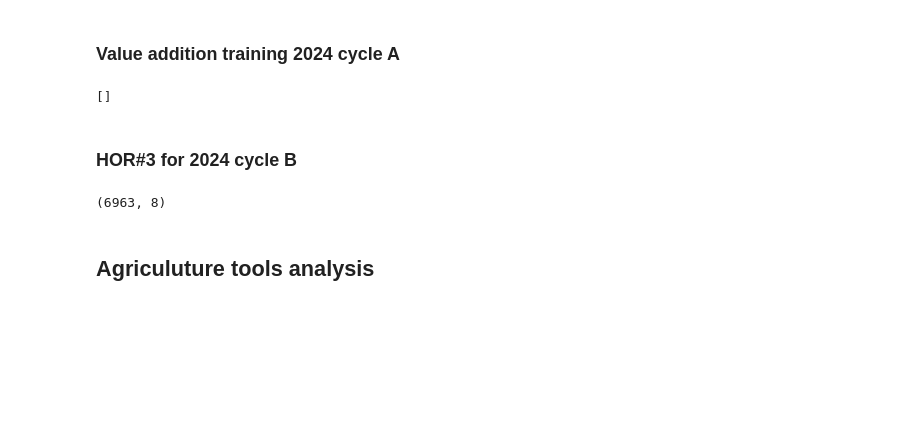
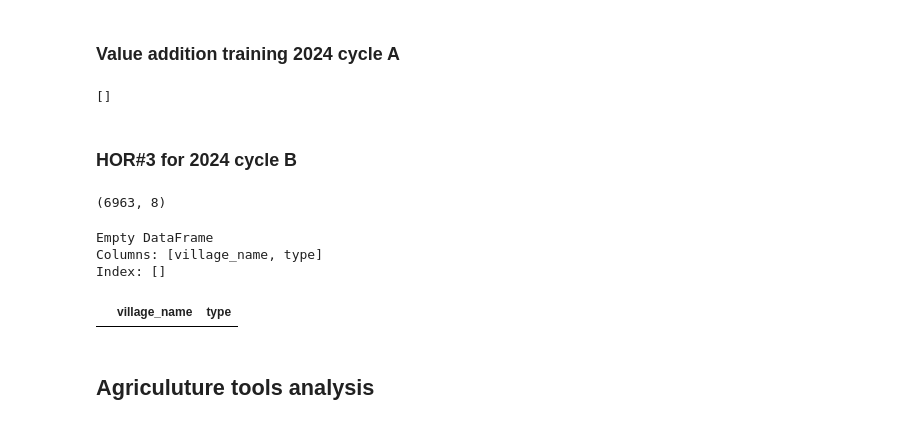
Before and after one commit to edisonmugabi/HWG-Q1-Reporting-2025, a Jupyter notebook: Code used/Q1 reporting HWG-checkpoint.ipynb, the cells around one changed output. Drawn from its saved outputs; the diff is of its cells as text; code cells hidden in the pictures; blank space fills up the shorter version.

```diff
--- a/Code used/Q1 reporting HWG-checkpoint.ipynb
+++ b/Code used/Q1 reporting HWG-checkpoint.ipynb
@@ -191,7 +191,7 @@ data_value_addition_clean_file.to_csv(filepath,index=False)
 # %% [markdown]
 ### HOR#3 for 2024 cycle B
 # %%
-data_hor3=pd.read_csv(r"C:\\Users\\Edison New\\Desktop\\HWG Q1 Reporting 2025\\Raw data sets from the app\\check2 hWG Q1 files\\HOR#3Check#6.csv")
+data_hor3=pd.read_csv(r"C:\\Users\\Edison New\Desktop\\HWG Q1 Reporting 2025\\Raw data sets from the app\\check2 hWG Q1 files\\HOR#3 check#7 cycle B.csv")
 # %%
 census_b=census[census['Cycle']=="B"]
 census_b.shape
@@ -205,9 +205,17 @@ for village in census_b_villages:
     if village not in data_hor3_villages:
         missing_hor3.append(village)
 # %%
-for m in missing_hor3:
-    df=pd.DataFrame(missing_hor3,columns=['village_name'])
-    df['type']="HOR 3"
+df = pd.DataFrame(missing_hor3, columns=['village_name'])
+df['type'] = "HOR 3"
+print(df)
+# %% [output]
+Empty DataFrame
+Columns: [village_name, type]
+Index: []
+# %%
+df
+# %% [output]
+|  | village_name | type |
 # %%
 summary_census_b=census_b.groupby(['district','village','Cluster','Cycle','cohort'])['household_id'].count()
 # %%
```
Also changed, not shown: parts of 7 cells of this notebook, 24 other files.
